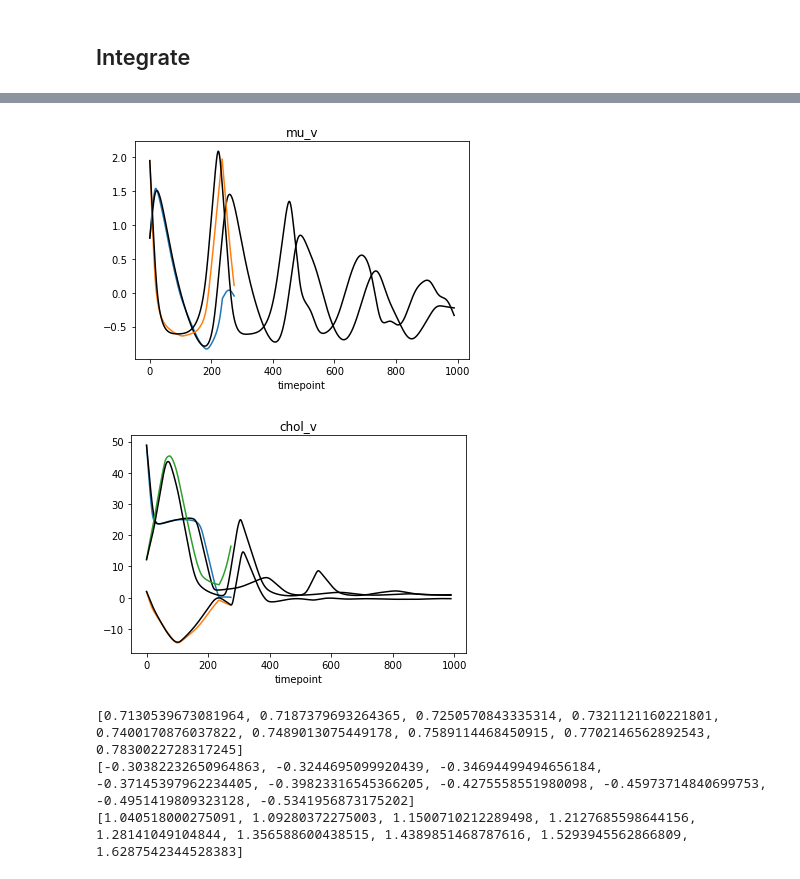
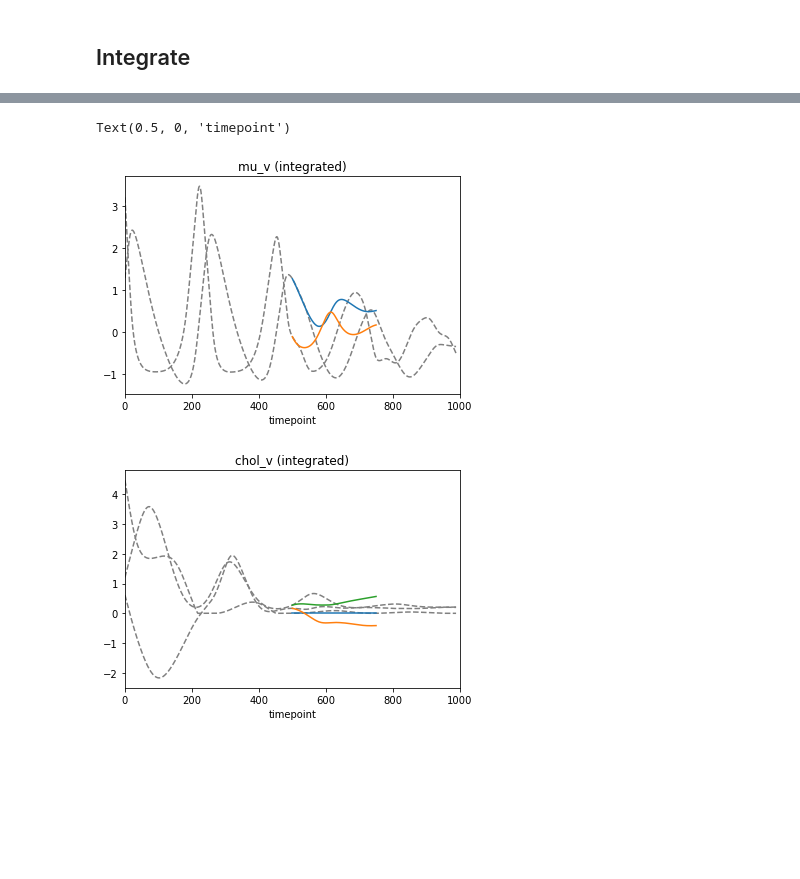
Before and after one commit to smrfeld/phys_dbd, a Jupyter notebook: example/gauss_simple/main_analyze.ipynb, the cells around one changed output, grey strips where cells are left out. Drawn from its saved outputs; the diff is of its cells as text; code cells hidden in the pictures; blank space fills up the shorter version.

Commit message:
example model andcomparison

```diff
--- a/example/gauss_simple/main_analyze.ipynb
+++ b/example/gauss_simple/main_analyze.ipynb
@@ -14,4 +15,4 @@ import matplotlib.pyplot as plt
 model_trained = tf.keras.models.load_model("trained/trained_final")
 
 # Load lowest validation weights
-model_trained.load_weights("trained/weights_lowest_val")
+# model_trained.load_weights("trained/weights_lowest_val")
@@ -77,0 +71,5 @@ params0_traj_int = model_trained.integrate(
+# %%
+params0_norm_traj = Params0GaussTraj.fromFile("cache/cache_params_norm_filtered.txt", nv=2)
+tpt_start = 500
+params0_norm_start = params0_norm_traj.params0_traj[tpt_start]
+print("Params0 norm start",params0_norm_start)
@@ -77,0 +79,13 @@ params0_traj_int = model_trained.integrate(
+# %%
+params0_norm_int = [params0_norm_start]
+print("Params0 norm curr", params0_norm_int[-1])
+
+no_tpts = 250
+for tpt in range(0,no_tpts):
+    print("%03d / %03d" % (tpt, no_tpts))
+
+    params0_norm_deriv = predict_params0_norm_deriv(params0_norm_int[-1])
+
+    params0_norm_next = Params0Gauss.addDeriv(params0_norm_int[-1], params0_norm_deriv)
+    params0_norm_int.append(params0_norm_next)
+    # print("Params0 norm next",params0_norm_next)
@@ -78,27 +110,29 @@ params0_traj_int = model_trained.integrate(
 # %%
-plt.figure()
-plt.plot([x.mu_v[0] for x in params0_traj_int.params0_traj])
-plt.plot([x.mu_v[0] for x in params0_traj.params0_traj],'k')
-plt.plot([x.mu_v[1] for x in params0_traj_int.params0_traj])
-plt.plot([x.mu_v[1] for x in params0_traj.params0_traj],'k')
-plt.title("mu_v")
-plt.xlabel("timepoint")
-#plt.xlim(0,70)
-#plt.ylim(-2,2)
-plt.savefig("figures/integrated_mu_v.png", dpi=200)
+# Import params traj
+params0_traj_norm_filtered = Params0GaussTraj.fromFile("cache/cache_params_norm_filtered.txt", nv=2)
+
+tpts_int = np.arange(tpt_start,tpt_start+len(params0_norm_int))
 
 plt.figure()
-plt.plot([x.chol_v[0,0] for x in params0_traj_int.params0_traj])
-plt.plot([x.chol_v[0,0] for x in params0_traj.params0_traj],'k')
-plt.plot([x.chol_v[1,0] for x in params0_traj_int.params0_traj])
-plt.plot([x.chol_v[1,0] for x in params0_traj.params0_traj],'k')
-plt.plot([x.chol_v[1,1] for x in params0_traj_int.params0_traj])
-plt.plot([x.chol_v[1,1] for x in params0_traj.params0_traj],'k')
-plt.title("chol_v")
+plt.plot([x.mu_v[0] for x in params0_traj_norm_filtered.params0_traj], color="gray", linestyle="dashed")
+plt.plot([x.mu_v[1] for x in params0_traj_norm_filtered.params0_traj], color="gray", linestyle="dashed")
+plt.plot(tpts_int,[x.mu_v[0] for x in params0_norm_int])
+plt.plot(tpts_int,[x.mu_v[1] for x in params0_norm_int])
+plt.xlim(0,1000)
+plt.title("mu_v (integrated)")
 plt.xlabel("timepoint")
-#plt.xlim(0,60)
-#plt.ylim(-0.1,0.1)
-plt.savefig("figures/integrated_chol_v.png", dpi=200)
+
+plt.figure()
+plt.plot([x.chol_v[0,0] for x in params0_traj_norm_filtered.params0_traj], color="gray", linestyle="dashed")
+plt.plot([x.chol_v[1,0] for x in params0_traj_norm_filtered.params0_traj], color="gray", linestyle="dashed")
+plt.plot([x.chol_v[1,1] for x in params0_traj_norm_filtered.params0_traj], color="gray", linestyle="dashed")
+plt.plot(tpts_int,[x.chol_v[0,0] for x in params0_norm_int])
+plt.plot(tpts_int,[x.chol_v[1,0] for x in params0_norm_int])
+plt.plot(tpts_int,[x.chol_v[1,1] for x in params0_norm_int])
+plt.xlim(0,1000)
+plt.title("chol_v (integrated)")
+plt.xlabel("timepoint")
 # %% [output]
+Text(0.5, 0, 'timepoint')
-[figure, old version]
+[figure, new version]
-[figure, old version]
+[figure, new version]
@@ -131,8 +138,0 @@ for i in range(0,len(chol_v_0_0)-1):
-# %%
-print([x[0,0] for x in covs][-9:])
-print([x[1,0] for x in covs][-9:])
-print([x[1,1] for x in covs][-9:])
-# %% [output]
-[0.7130539673081964, 0.7187379693264365, 0.7250570843335314, 0.7321121160221801, 0.7400170876037822, 0.7489013075449178, 0.7589114468450915, 0.7702146562892543, 0.7830022728317245]
-[-0.30382232650964863, -0.3244695099920439, -0.34694499494656184, -0.37145397962234405, -0.39823316545366205, -0.4275558551980098, -0.45973714840699753, -0.4951419809323128, -0.5341956873175202]
-[1.040518000275091, 1.09280372275003, 1.1500710212289498, 1.2127685598644156, 1.28141049104844, 1.356588600438515, 1.4389851468787616, 1.5293945562866809, 1.6287542344528383]
```
Also changed, not shown: parts of 34 cells of this notebook, 18 other files.
